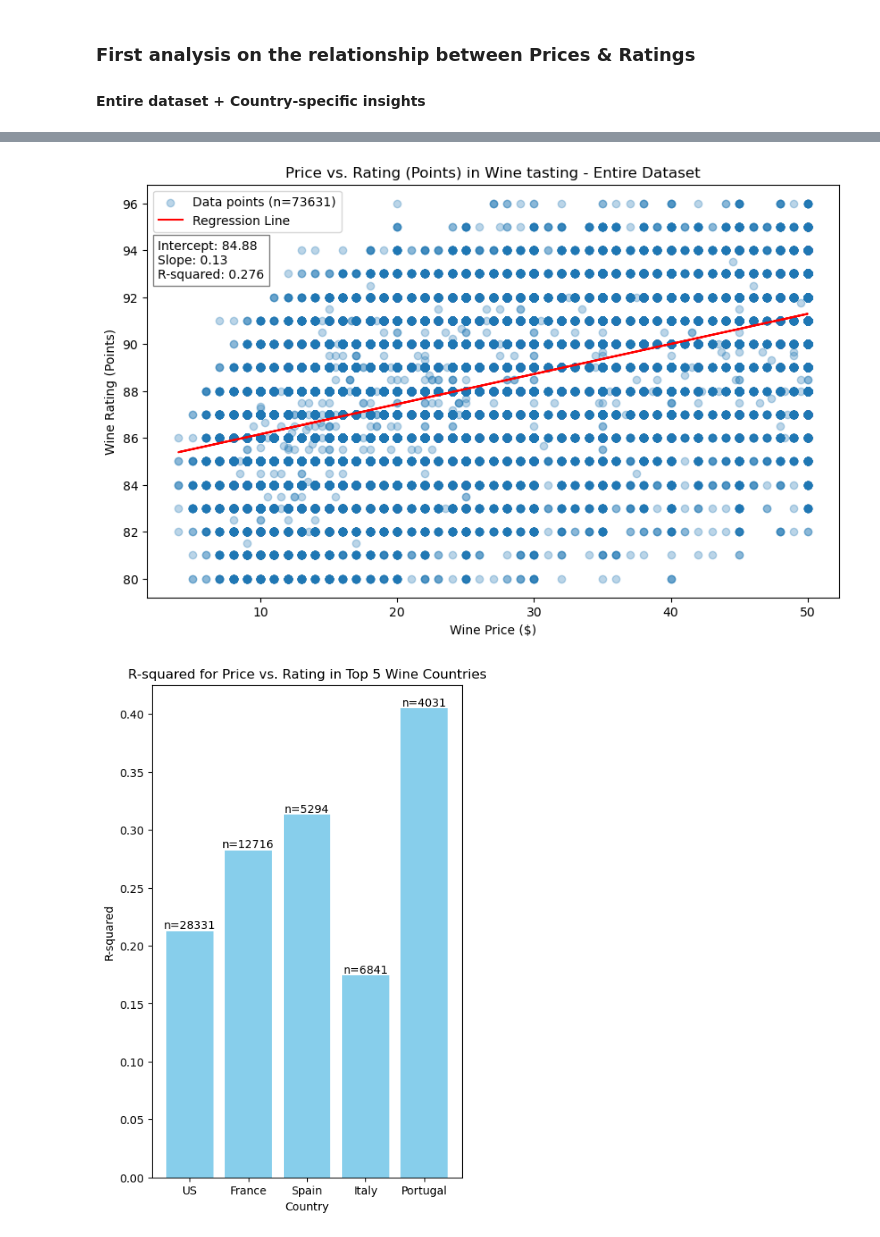
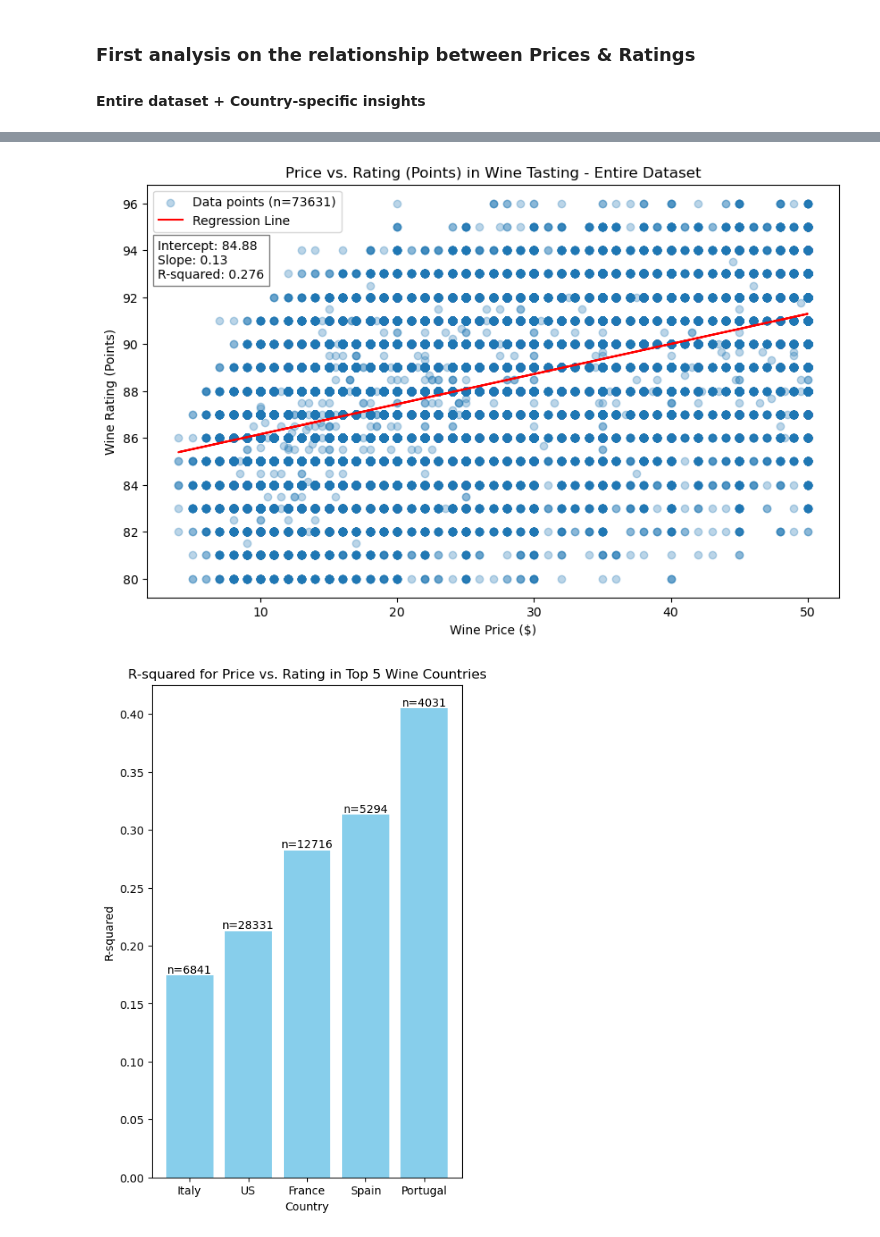
Before and after one commit to annelisesaive/Wine_tasting_KG, a Jupyter notebook: code/Exploratory_data_analyses_Price.ipynb, the cells around one changed output, grey strips where cells are left out. Drawn from its saved outputs; the diff is of its cells as text; code cells hidden in the pictures.

Commit message:
update plots with increasing and descending order

```diff
--- a/code/Exploratory_data_analyses_Price.ipynb
+++ b/code/Exploratory_data_analyses_Price.ipynb
@@ -139,7 +139,7 @@ stats_text = f'Intercept: {intercept:.2f}\nSlope: {slope:.2f}\nR-squared: {r_squ
 plt.text(max(cleaned_wine_data['price']) * 0.05, min(cleaned_wine_data['points']) * 1.16, stats_text,
          bbox=dict(facecolor='white', alpha=0.5), fontsize=10)
 
-plt.title('Price vs. Rating (Points) in Wine tasting - Entire Dataset')
+plt.title('Price vs. Rating (Points) in Wine Tasting - Entire Dataset')
 plt.xlabel('Wine Price ($)')
 plt.ylabel('Wine Rating (Points)')
 plt.legend()
@@ -164,20 +164,24 @@ for country in top_5_countries:
     r_squared_dict[country] = model_country.rsquared
     n_points_dict[country] = len(country_data)
 
-# Plot R-squared for each country with number of data points
+### 3. Plot R-squared values in increasing order ###
+# Sort the countries by R-squared in ascending order
+sorted_r_squared = {k: v for k, v in sorted(r_squared_dict.items(), key=lambda item: item[1])}
+
+# Plot R-squared for each country in increasing order
 plt.figure(figsize=(5, 8))
-bars = plt.bar(r_squared_dict.keys(), r_squared_dict.values(), color='skyblue')
+bars = plt.bar(sorted_r_squared.keys(), sorted_r_squared.values(), color='skyblue')
 plt.title('R-squared for Price vs. Rating in Top 5 Wine Countries')
 plt.xlabel('Country')
 plt.ylabel('R-squared')
 
 # Add the number of data points on top of each bar
-for bar, country in zip(bars, top_5_countries):
+for bar, country in zip(bars, sorted_r_squared.keys()):
     plt.text(bar.get_x() + bar.get_width() / 2, bar.get_height(), f'n={n_points_dict[country]}',
              ha='center', va='bottom', fontsize=10)
 
 # Save the plot without grid
-plt.savefig(save_path + 'r_squared_top_5_countries.png')
+plt.savefig(save_path + 'r_squared_top_5_countries_sorted.png')
 plt.show()
 # %% [output]
                             OLS Regression Results
@@ -190,15 +194,15 @@ Time:                        16:28:27   Log-Likelihood:            -1.6710e+05
 No. Observations:               73631   AIC:                         3.342e+05
 Df Residuals:                   73629   BIC:                         3.342e+05
 Df Model:                           1
 Covariance Type:            nonrobust
 ==============================================================================
 ... (9 lines left out)
 ==============================================================================
 
 Notes:
 [1] Standard Errors assume that the covariance matrix of the errors is correctly specified.
 [figure]
-[figure, old version]
+[figure, new version]
 # %%
 import pandas as pd
 import numpy as np
```
Also changed, not shown: parts of 2 cells of this notebook, 7 other files.
